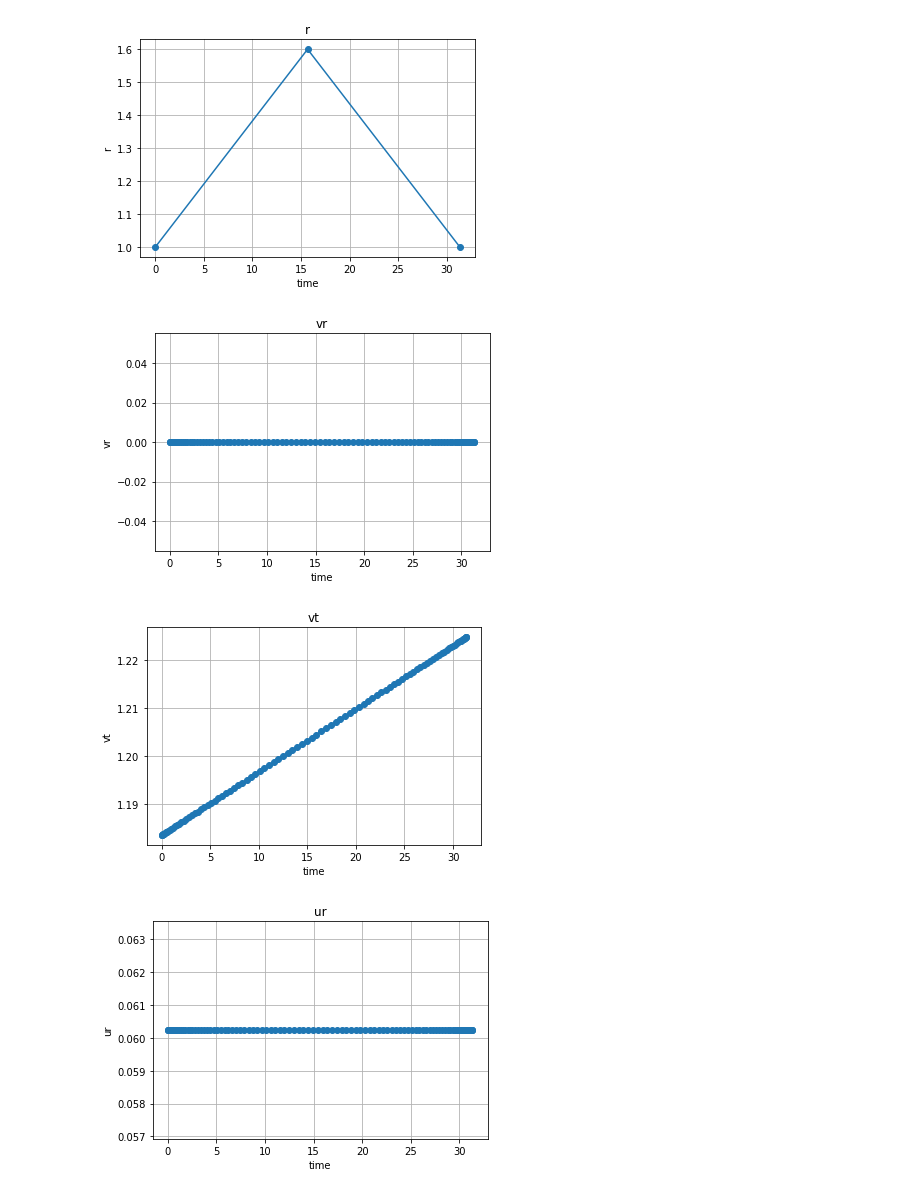
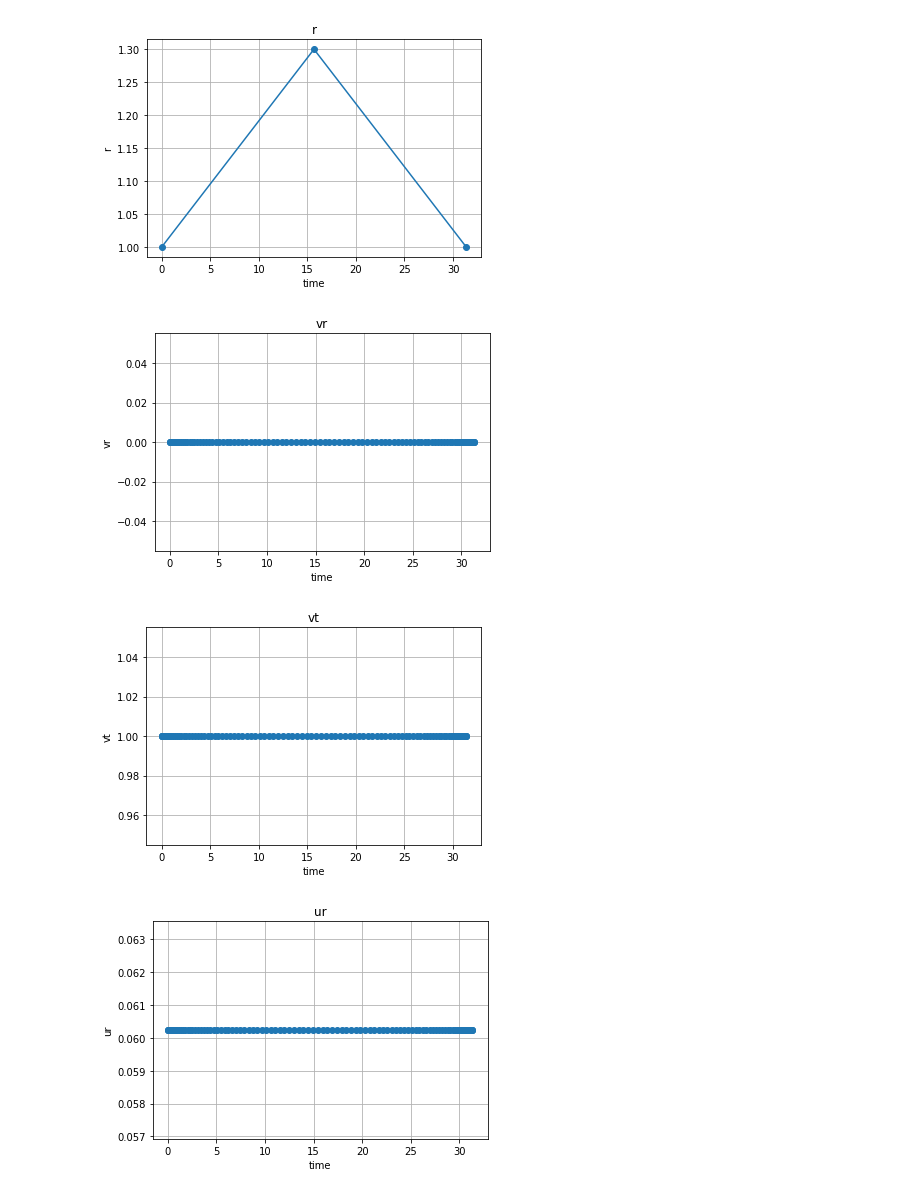
Before and after one commit to iamxanadu/GMAT-SaturnIcyMoonExplorer, a Jupyter notebook: EE_Optimal_Ascent-2controls.ipynb, the cells around one changed output. Cells and saved outputs as stored; diff of their text form; code cells hidden in the pictures.

```diff
--- a/EE_Optimal_Ascent-2controls.ipynb
+++ b/EE_Optimal_Ascent-2controls.ipynb
@@ -181,38 +252,38 @@ flag_savefig = False
 savefig_dir = "10_Low_Thrust_Orbit_Transfer/"
 
 # ------------------------
 # set OpenGoddard class for algorithm determination
 prob = Problem(time_init, n, num_states, num_controls, max_iteration)
 
 
 # ========================
 # Initial parameter guess
 t_guess  =                       [0, obj.tf_max/2, obj.tf_max]
-r_guess  = [r*obj.r0    for r in [1, 1.6, 1.0]]
+r_guess  = [r*obj.r0    for r in [1, 1.3, 1.0]]
 
 Guess.plot(t_guess,r_guess, "r", "time", "r")
 if(flag_savefig):plt.savefig(savefig_dir + "guess_r" + savefig_add + ".png")
 
-vr_init = Guess.linear(prob.time_all_section, obj.vr0, obj.vrf)
+vr_init = Guess.linear(prob.time_all_section, 0, 0)
 Guess.plot(prob.time_all_section, vr_init, "vr", "time", "vr")
 if(flag_savefig):plt.savefig(savefig_dir + "guess_vr" + savefig_add + ".png")
 
-vt_init = Guess.linear(prob.time_all_section, obj.vt0 + obj.v_c3, obj.vtf)
+vt_init = Guess.linear(prob.time_all_section, obj.vt0, obj.vt0)
 Guess.plot(prob.time_all_section, vt_init, "vt", "time", "vt")
 if(flag_savefig):plt.savefig(savefig_dir + "guess_vt" + savefig_add + ".png")
 
 ur_init = Guess.linear(prob.time_all_section, obj.u_max, obj.u_max)
 
 Guess.plot(prob.time_all_section, ur_init, "ur", "time", "ur")
 if(flag_savefig):plt.savefig(savefig_dir + "guess_ur1" + savefig_add + ".png")
 
 ut_init = Guess.linear(prob.time_all_section, obj.u_max, obj.u_max)
 Guess.plot(prob.time_all_section, ut_init, "ut", "time", "ut")
 if(flag_savefig):plt.savefig(savefig_dir + "guess_ut1" + savefig_add + ".png")
 # %% [output]
-[figure, old version]
+[figure, new version]
 [figure]
-[figure, old version]
+[figure, new version]
 [figure]
 [figure]
 # %%
```
Also changed, not shown: parts of 11 cells of this notebook.
